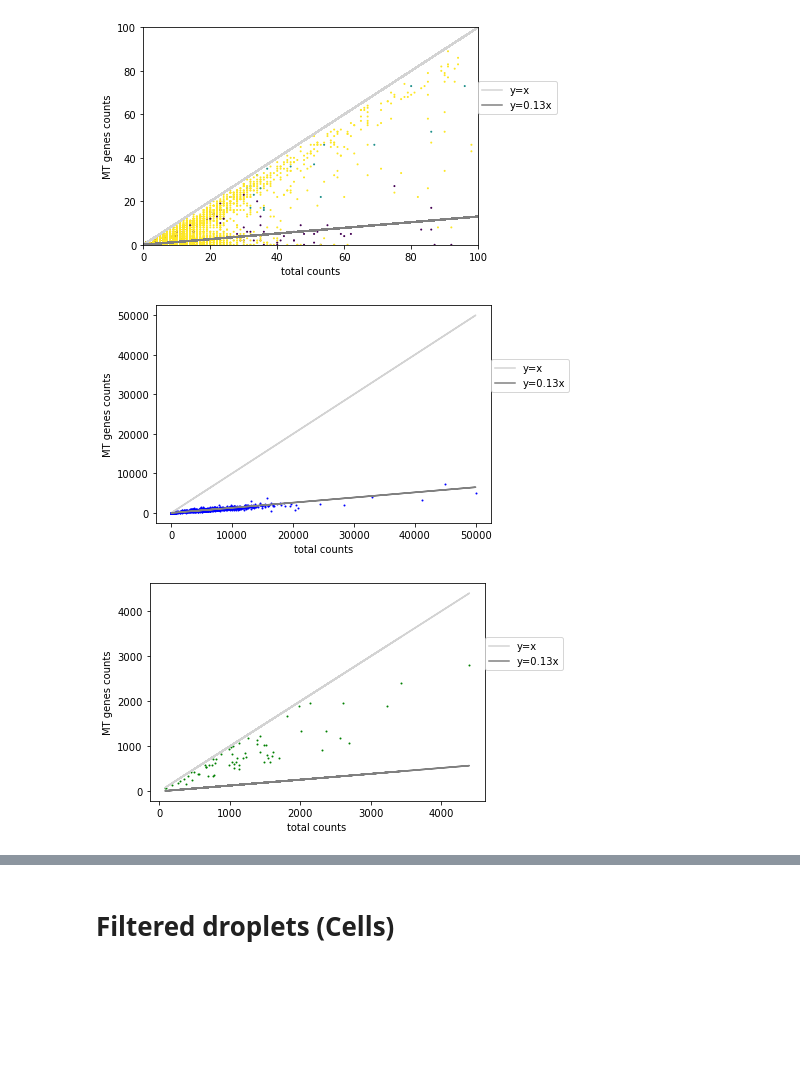
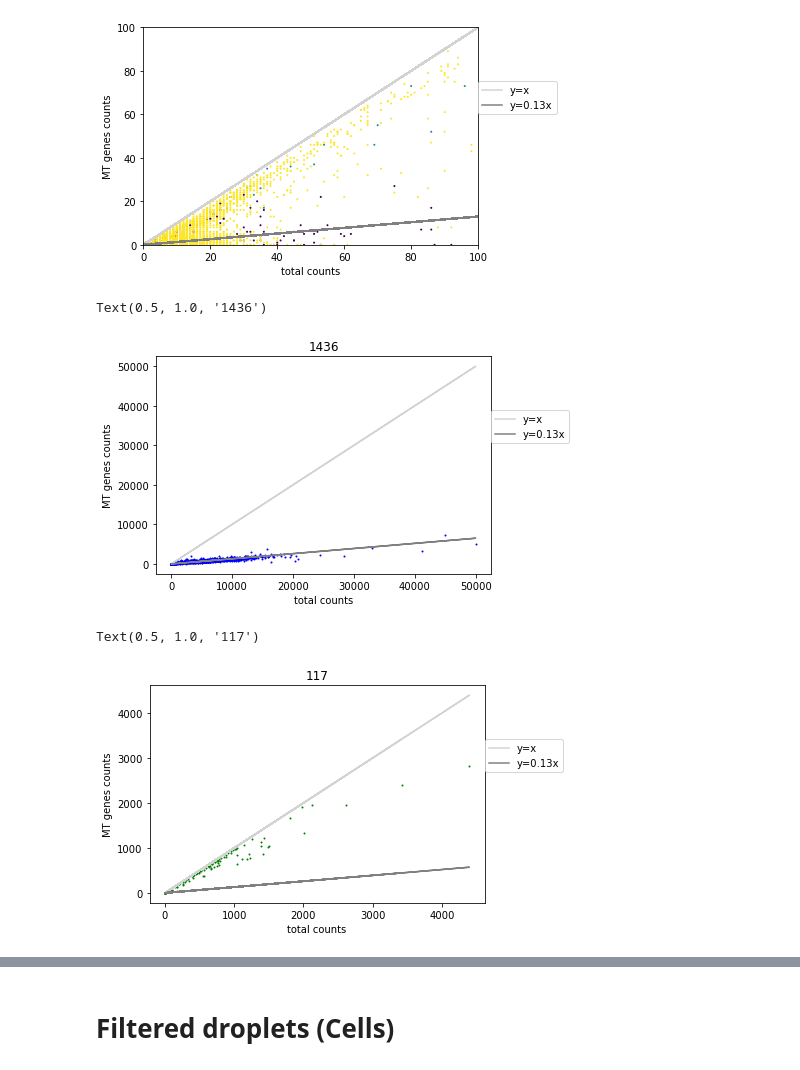
Before and after one commit to meichenfang/FP_2025, a Jupyter notebook: empty_droplets.ipynb, the cells around one changed output, grey strips where cells are left out. Cells and saved outputs as stored; diff of their text form; code cells hidden in the pictures; blank space fills up the shorter version.

```diff
--- a/empty_droplets.ipynb
+++ b/empty_droplets.ipynb
@@ -79,6 +80,6 @@ for i in range(len(gene_info)):
 ## MT
 # %%
 MT_idx = gene_names.isin(MT_ID)[0]
-data = raw_data.layers[spliced_layer].toarray()
+data = raw_data.layers[spliced_layer].toarray() + raw_data.layers[unspliced_layer].toarray()
 MT_sum = data[:,MT_idx].sum(axis=1)
 total_UMI = data.sum(axis=1)
@@ -182,0 +186,15 @@ Q, elbo = GPM.fit(X,warm_start=True,theta=theta0,alpha=np.array([10,0.01,20]),ep
+# %%
+dead_idx = (total_UMI > 1000) & (MT_sum/total_UMI > 0.6)
+debris_idx = (total_UMI < 1000) & (MT_sum/total_UMI > 0.6)
+ambient_idx = (total_UMI < 30) & (MT_sum/total_UMI < 0.4)
+# %%
+theta0 = np.zeros((4,idx.sum(),2))
+theta0[0,:,0] = raw_data[filtered_idx].layers[unspliced_layer].toarray()[:,idx].mean(0)
+theta0[0,:,1] = raw_data[filtered_idx].layers[spliced_layer].toarray()[:,idx].mean(0)
+theta0[1,:,0] = raw_data[dead_idx].layers[unspliced_layer].toarray()[:,idx].mean(0)
+theta0[1,:,1] = raw_data[dead_idx].layers[spliced_layer].toarray()[:,idx].mean(0)
+theta0[1,:,0] = raw_data[debris_idx].layers[unspliced_layer].toarray()[:,idx].mean(0)
+theta0[1,:,1] = raw_data[debris_idx].layers[spliced_layer].toarray()[:,idx].mean(0)
+theta0[2,:,0] = raw_data[ambient_idx].layers[unspliced_layer].toarray()[:,idx].mean(0)
+theta0[2,:,1] = raw_data[ambient_idx].layers[spliced_layer].toarray()[:,idx].mean(0)
+theta0.shape
@@ -183,3 +203,6 @@ Q, elbo = GPM.fit(X,warm_start=True,theta=theta0,alpha=np.array([10,0.01,20]),ep
+# %%
+GPM = GammaPoissonMixture(n_components=4)
+Q, elbo = GPM.fit(X,warm_start=True,theta=theta0,alpha=np.array([10,0.01,0.01,20]),epoch=5)
 # %%
 GPM.weights
 # %% [output]
@@ -232,18 +253,21 @@ plt.legend(loc=(1,0.6));
 # %% [output]
 [figure]
 # %%
-droplet_idx = (Q[:,0] == 1)
+droplet_idx = (Q[:,0] >= 0.9)
+
 
 plt.plot(total_UMI[droplet_idx], total_UMI[droplet_idx],'lightgray',label="y=x");
 plt.plot(total_UMI[droplet_idx], 0.13*total_UMI[droplet_idx],'gray',label="y=0.13x");
 plt.scatter(total_UMI[droplet_idx], MT_sum[droplet_idx],s=1,c='b');
 plt.xlabel("total counts")
 plt.ylabel("MT genes counts")
 plt.legend(loc=(1,0.6));
+plt.title(droplet_idx.sum())
 # %% [output]
+Text(0.5, 1.0, '1436')
-[figure, old version]
+[figure, new version]
 # %%
-droplet_idx = (Q[:,1] == 1)
+droplet_idx = (Q[:,1] >= 0.9)
 
 plt.plot(total_UMI[droplet_idx], total_UMI[droplet_idx],'lightgray',label="y=x");
 plt.plot(total_UMI[droplet_idx], 0.13*total_UMI[droplet_idx],'gray',label="y=0.13x");
@@ -251,6 +275,8 @@ plt.scatter(total_UMI[droplet_idx], MT_sum[droplet_idx],s=1,c='g');
 plt.xlabel("total counts")
 plt.ylabel("MT genes counts")
 plt.legend(loc=(1,0.6));
+plt.title(droplet_idx.sum())
 # %% [output]
+Text(0.5, 1.0, '117')
-[figure, old version]
+[figure, new version]
 # %%
```
Also changed, not shown: parts of 63 cells of this notebook, 9 other files.
